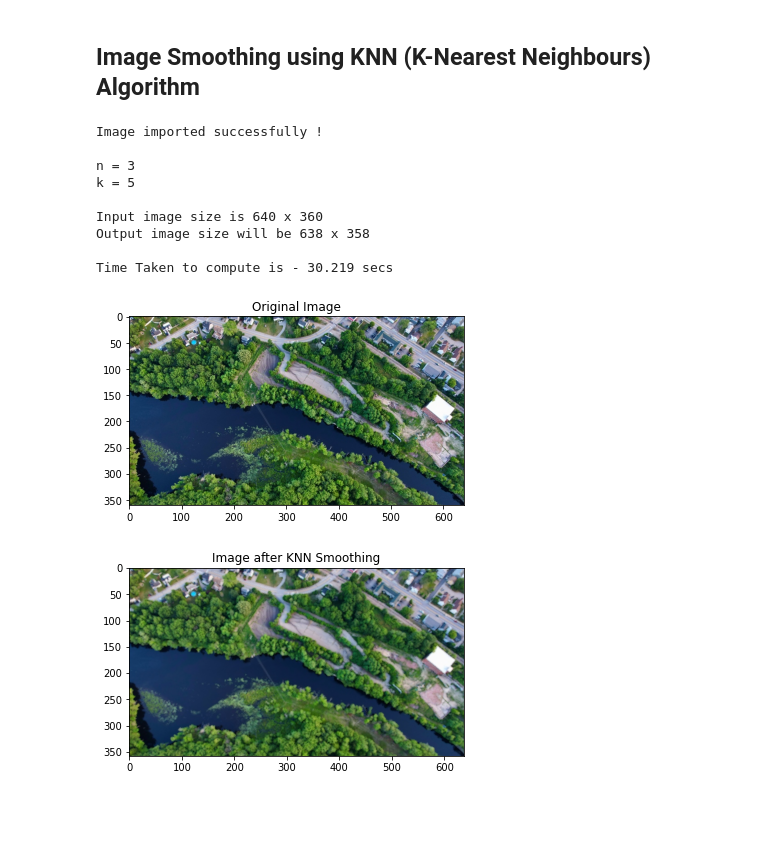
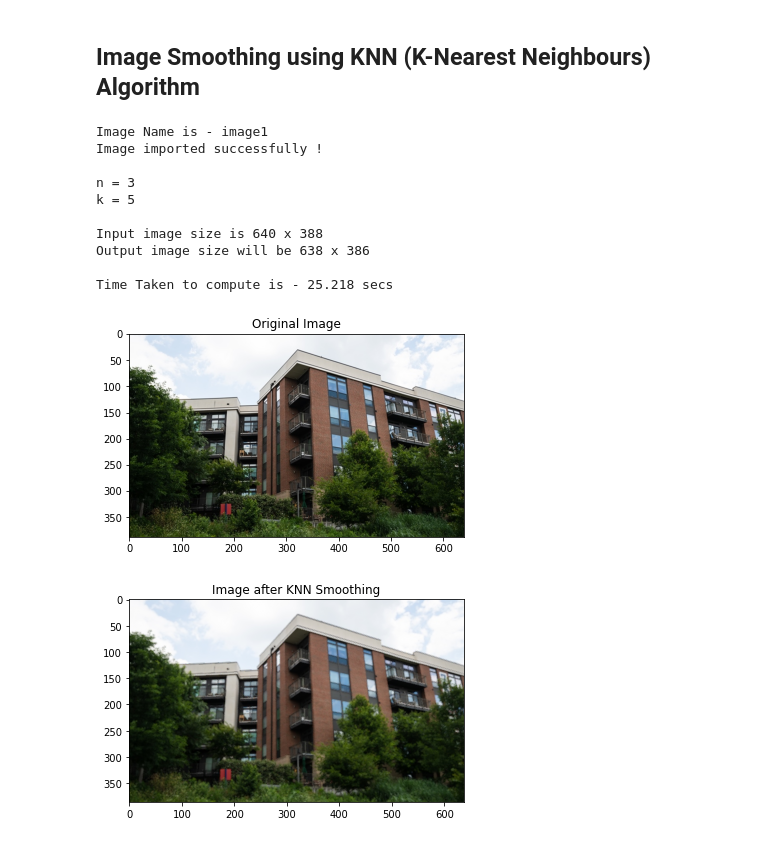
Before and after one commit to AtharvSavarkar/Image-Processing-Using-KNN, a Jupyter notebook: knn.ipynb, the cells around one changed output. Drawn from its saved outputs; the diff is of its cells as text; code cells hidden in the pictures; blank space fills up the shorter version.

Commit message:
Added some image examples in notebook

```diff
--- a/knn.ipynb
+++ b/knn.ipynb
@@ -61,7 +62,7 @@ def convolution3d(image, n, k):
 
     return new_image
 # %%
-# knn() function takes 5 arguments (2 of them are optional)
+# knn() function takes 5 arguments (4 of them are optional)
 
 # 1. image_path (string) - This should contain path to the image with it's extension
     # e.g. image_path = 'original_images/image1.jpg'
@@ -71,13 +72,20 @@ def convolution3d(image, n, k):
     # k = 0 implies that only center pixel will be considered (no smoothing)
 
 # TODO add comments for specific error when input is not appropriate
+# TODO predict expected computational time
+# TODO optimize get_new_center_pixel() !
 
 
 # noinspection PyBroadException
-def knn(image_path, k=20, n=5, print_logs=False, save_image=True):
+def knn(image_path, k=5, n=3, print_logs=True, save_image=True, return_image_frame=False):
 
     # Can be used to keep track of computation time required to compute
     start_time = time.monotonic()
+
+    # Image Name will be useful while saving it
+        # Taking last index as image name will after last '/'
+    image_name_with_extension = image_path.split('/')[-1]
+    image_name = image_name_with_extension.split('.')[0]
 
     # Assertions for image_path
     # Assertion to check validity of provided image path
@@ -120,6 +128,7 @@ def knn(image_path, k=20, n=5, print_logs=False, save_image=True):
 
     # Printing logs
     if print_logs:
+        print('Image Name is - {}'.format(image_name))
         print('Image imported successfully !\n')
 
         print('n = {}'.format(n))
@@ -130,7 +139,7 @@ def knn(image_path, k=20, n=5, print_logs=False, save_image=True):
 
     # Making directory to save image (if directory already exists, then image will be stored in this dir)
     try:
-        os.mkdir('images_after_knn')
+        os.mkdir('processed_images')
     except FileExistsError:
         pass
 
@@ -152,22 +161,25 @@ def knn(image_path, k=20, n=5, print_logs=False, save_image=True):
         plt.title('Image after KNN Smoothing')
         plt.imshow(new_image)
 
+    if save_image:
+        plt.imsave('processed_images/{}_knn.jpg'.format(image_name), new_image)
 
-
-    return new_image
+    if return_image_frame:
+        return new_image
+    else:
+        return
 # %%
-image_path = 'original_images/image6.jpg'
-
-newImage = knn(image_path, n=3, k=5, print_logs=True)
+knn('original_images/image1.jpg', n=3, k=5, print_logs=True, save_image=True, return_image_frame=False)
 # %% [output]
+Image Name is - image1
 Image imported successfully !
 
 n = 3
 k = 5
 
-Input image size is 640 x 360
-Output image size will be 638 x 358
+Input image size is 640 x 388
+Output image size will be 638 x 386
 
-Time Taken to compute is - 30.219 secs
+Time Taken to compute is - 25.218 secs
-[figure, old version]
+[figure, new version]
-[figure, old version]
+[figure, new version]
```
Also changed, not shown: parts of 4 cells of this notebook, 13 other files.
